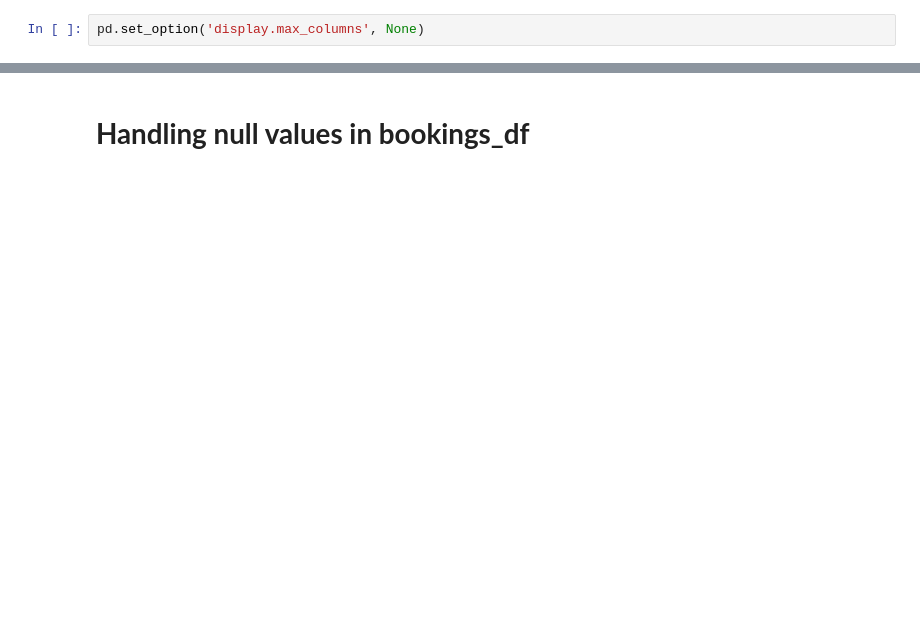
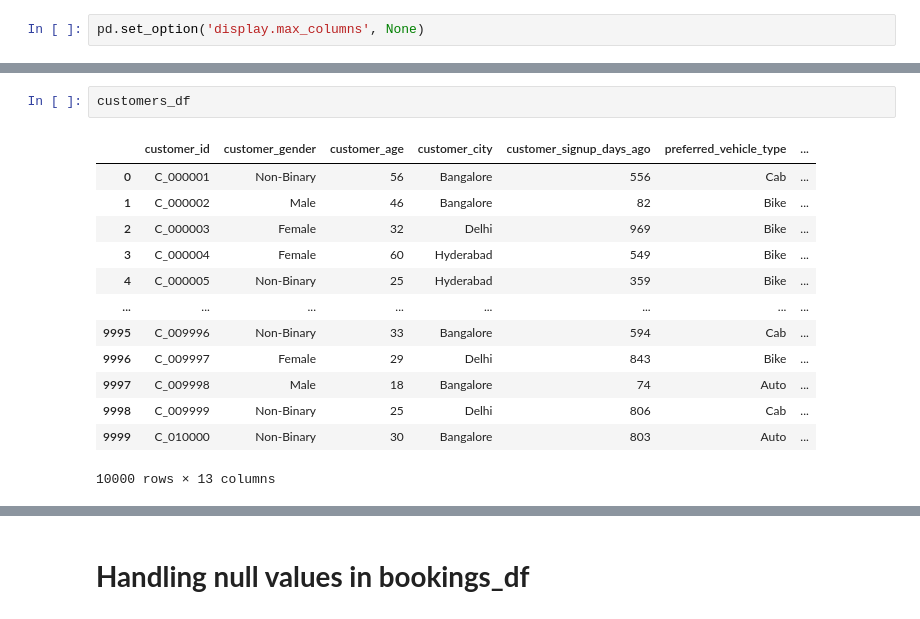
Before and after one commit to omkar-mandhare26/rapido-mobility-insights, a Jupyter notebook: data_preprocessing.ipynb, the cells around one changed output, grey strips where cells are left out. Saved outputs shown, nothing was run; the diff lists cells and outputs as text; blank space fills up the shorter version.

```diff
--- a/data_preprocessing.ipynb
+++ b/data_preprocessing.ipynb
@@ -11,0 +29,16 @@ pd.set_option('display.max_columns', None)
+# %%
+customers_df
+# %% [output]
+|  | customer_id | customer_gender | customer_age | customer_city | customer_signup_days_ago | preferred_vehicle_type | ... |
+| 0 | C_000001 | Non-Binary | 56 | Bangalore | 556 | Cab | ... |
+| 1 | C_000002 | Male | 46 | Bangalore | 82 | Bike | ... |
+| 2 | C_000003 | Female | 32 | Delhi | 969 | Bike | ... |
+| 3 | C_000004 | Female | 60 | Hyderabad | 549 | Bike | ... |
+| 4 | C_000005 | Non-Binary | 25 | Hyderabad | 359 | Bike | ... |
+| ... | ... | ... | ... | ... | ... | ... | ... |
+| 9995 | C_009996 | Non-Binary | 33 | Bangalore | 594 | Cab | ... |
+| 9996 | C_009997 | Female | 29 | Delhi | 843 | Bike | ... |
+| 9997 | C_009998 | Male | 18 | Bangalore | 74 | Auto | ... |
+| 9998 | C_009999 | Non-Binary | 25 | Delhi | 806 | Cab | ... |
+| 9999 | C_010000 | Non-Binary | 30 | Bangalore | 803 | Auto | ... |
+10000 rows × 13 columns
```
Also changed, not shown: parts of 23 cells of this notebook, 2 other files.
